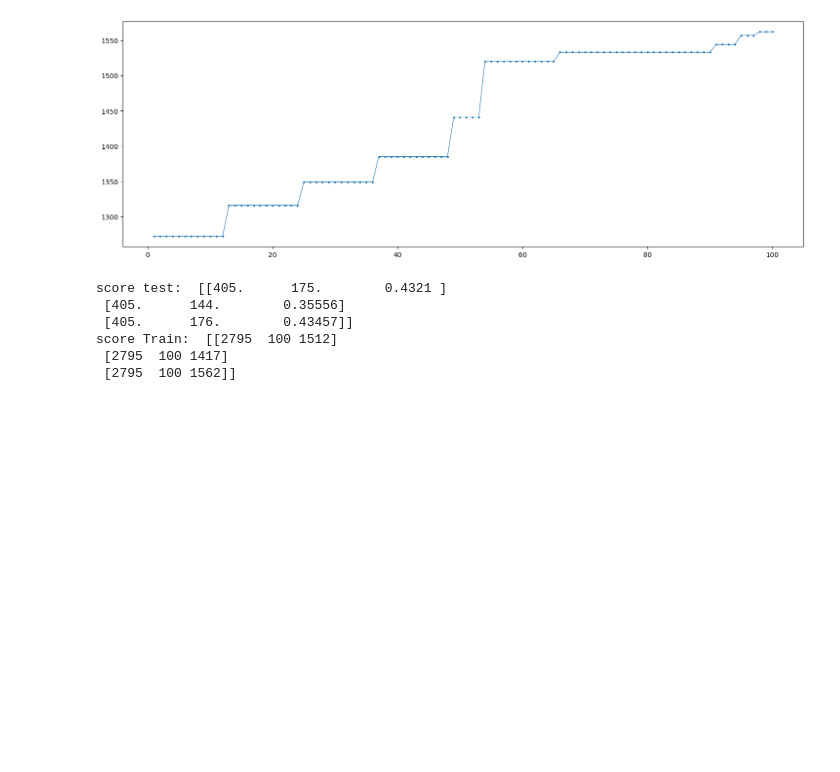
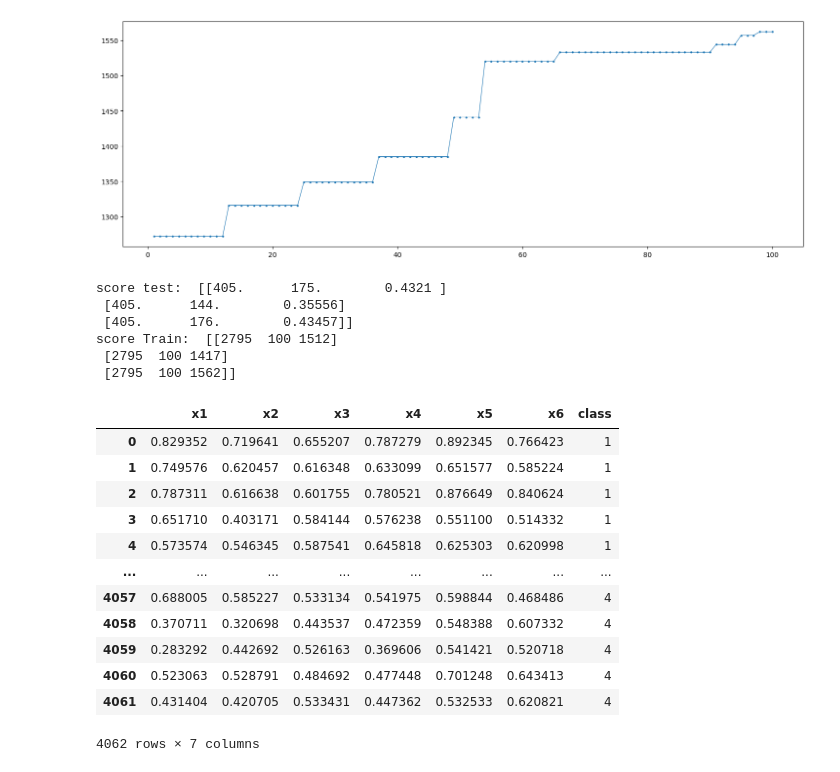
Before and after one commit to taesaksit/project, a Jupyter notebook: WOA.ipynb, the cells around one changed output. Cells and saved outputs as stored; diff of their text form; code cells hidden in the pictures; blank space fills up the shorter version.

```diff
--- a/WOA.ipynb
+++ b/WOA.ipynb
@@ -289,3 +289,19 @@ score test:  [[405.      175.        0.4321 ]
 score Train:  [[2795  100 1512]
  [2795  100 1417]
  [2795  100 1562]]
+# %%
+pd.read_excel('https://github.com/taesaksit/project/raw/main/Normalize6.xlsx')
+# %% [output]
+|  | x1 | x2 | x3 | x4 | x5 | x6 | class |
+| 0 | 0.829352 | 0.719641 | 0.655207 | 0.787279 | 0.892345 | 0.766423 | 1 |
+| 1 | 0.749576 | 0.620457 | 0.616348 | 0.633099 | 0.651577 | 0.585224 | 1 |
+| 2 | 0.787311 | 0.616638 | 0.601755 | 0.780521 | 0.876649 | 0.840624 | 1 |
+| 3 | 0.651710 | 0.403171 | 0.584144 | 0.576238 | 0.551100 | 0.514332 | 1 |
+| 4 | 0.573574 | 0.546345 | 0.587541 | 0.645818 | 0.625303 | 0.620998 | 1 |
+| ... | ... | ... | ... | ... | ... | ... | ... |
+| 4057 | 0.688005 | 0.585227 | 0.533134 | 0.541975 | 0.598844 | 0.468486 | 4 |
+| 4058 | 0.370711 | 0.320698 | 0.443537 | 0.472359 | 0.548388 | 0.607332 | 4 |
+| 4059 | 0.283292 | 0.442692 | 0.526163 | 0.369606 | 0.541421 | 0.520718 | 4 |
+| 4060 | 0.523063 | 0.528791 | 0.484692 | 0.477448 | 0.701248 | 0.643413 | 4 |
+| 4061 | 0.431404 | 0.420705 | 0.533431 | 0.447362 | 0.532533 | 0.620821 | 4 |
+4062 rows × 7 columns
```
